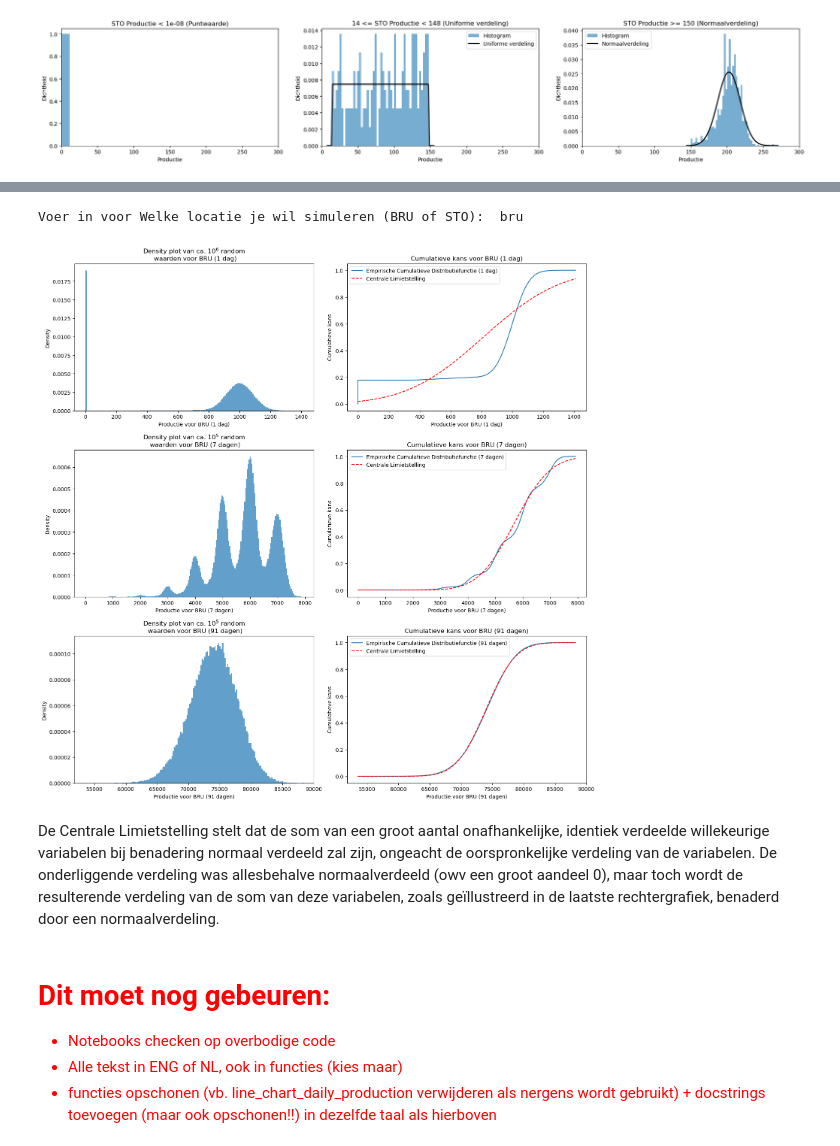
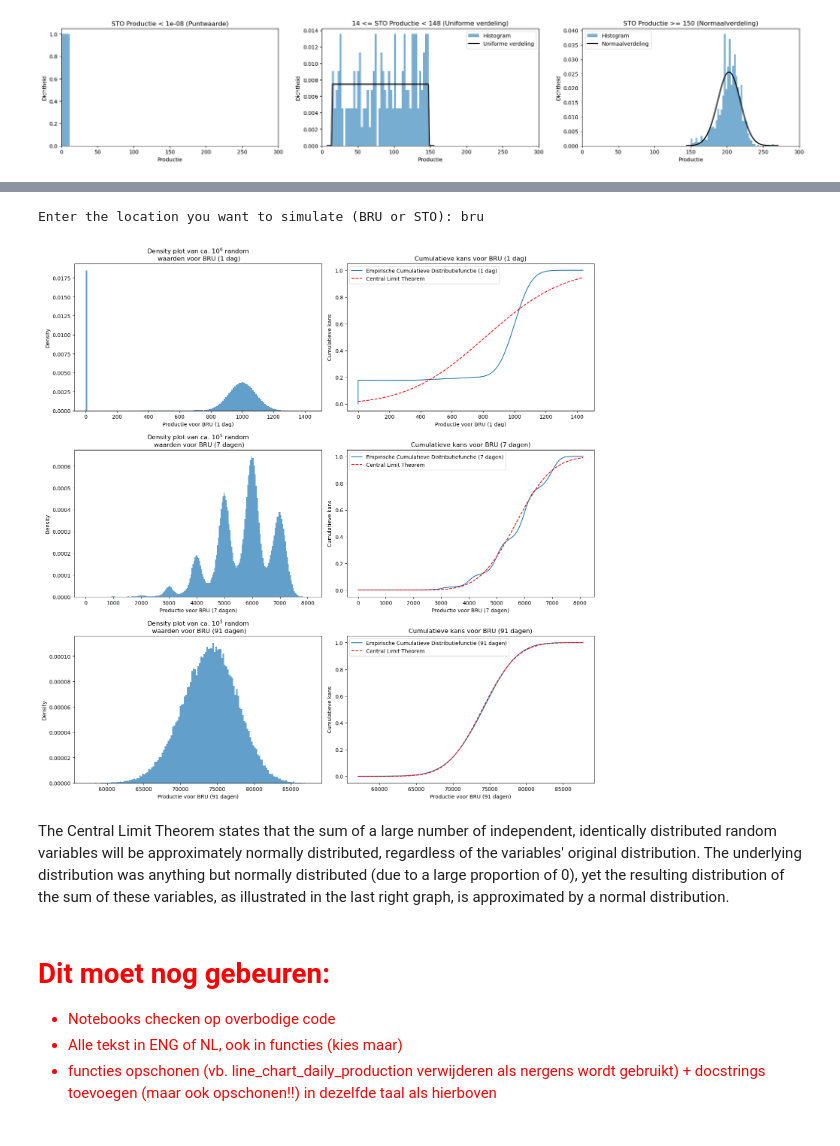
Before and after one commit to craftyraf/project-productie-proces, a Jupyter notebook: notebooks/Deel 1 - productieproces.ipynb, the cells around one changed output, grey strips where cells are left out. Drawn from its saved outputs; the diff is of its cells as text; code cells hidden in the pictures.

```diff
--- a/notebooks/Deel 1 - productieproces.ipynb
+++ b/notebooks/Deel 1 - productieproces.ipynb
@@ -47,7 +49,7 @@
 input_path = os.path.join('..', 'data', 'input')
 output_path = os.path.join('..', 'data', 'output')
 
-# Definieer paden voor BRU en STO
-directory_path_BRU = os.path.join(input_path, 'data_productie', 'daily_production', 'BRU')
-directory_path_STO = os.path.join(input_path, 'data_productie', 'daily_production', 'STO')
+# Define paths for BRU en STO
+directory_path_BRU = os.path.join(input_path, 'data_production', 'daily_production', 'BRU')
+directory_path_STO = os.path.join(input_path, 'data_production', 'daily_production', 'STO')
 # %% [markdown]
@@ -285,18 +285,18 @@ STO: % dagen met [productie >= 150]: 83.04 %
 # %%
-# Vraag gebruiker om locatie in te voeren (met errorhandling)
+# Ask the user to input the location (with errorhandling)
 while True:
-    location = input("Voer in voor Welke locatie je wil simuleren (BRU of STO): " ).upper()
+    location = input("Enter the location you want to simulate (BRU or STO): " ).upper()
     if location not in ['BRU', 'STO']:
-        print("Je ingevoerde locatie was niet valide. Voer opnieuw de locatie in (BRU of STO)")
+        print("The location entered is not valid. Enter the correct location (BRU or STO)")
         continue
     else:
         break
 
-# Vraag gebruiker om aantal dagen in te voeren
-n_days_values = [(input("Voer het aantal dagen in voor de simulatie: "))] # type 'list' omdat simulate-functie met list werkt
+# Ask the user to enter the number of days
+n_days_values = [(input("Enter the number of days for simulation: "))] # type 'list' because simulate function works with list werkt
 
 
-# Data ophalen
+# Collect data
 filename = os.path.join(output_path, f'{location}.json')
 
 with open(filename, 'r') as json_file:
@@ -317,11 +317,11 @@ for i, n_days in enumerate(n_days_values):
     # Plot histogram
     plot_histogram(simulated_data, int(n_days), location)
 
-plt.xlabel(f"Productie voor {location} ({n_days} {'dag' if n_days == 1 else 'dagen'})")
+plt.xlabel(f"Production for {location} ({n_days} {'day' if n_days == 1 else 'days'})")
 plt.ylabel('Density')
 plt.title(
-     f"Density plot voor {location} ({n_days}"
-     f" {'dag' if n_days == 1 else 'dagen'})")
+     f"Density plot for {location} ({n_days}"
+     f" {'day' if n_days == 1 else 'days'})")
 plt.tight_layout()
 plt.show()
 # %% [output]
@@ -335,56 +335,56 @@ ook een grafiek van de empirische CDF.
 # %%
-# Vraag gebruiker om locatie in te voeren (met errorhandling)
+# Ask the user to input the location (with errorhandling)
 while True:
-    location = input("Voer in voor Welke locatie je wil simuleren (BRU of STO): " ).upper()
+    location = input("Enter the location you want to simulate (BRU or STO): " ).upper()
     if location not in ['BRU', 'STO']:
-        print("Je ingevoerde locatie was niet valide. Voer opnieuw de locatie in (BRU of STO)")
+        print("The location entered is not valid. Enter the correct location (BRU or STO)")
         continue
     else:
         break
 
-# Vraag gebruiker om aantal dagen in te voeren
-n_days_values = [1, 7, 91]  # 1 dag, 1 week, 3 maanden
+# Ask the user to enter the number of days
+n_days_values = [1, 7, 91]  # 1 day, 1 week, 3 months
 
 
-# Data ophalen
+# Collect Data
 filename = os.path.join(output_path, f'{location}.json')
 
 with open(filename, 'r') as json_file:
     data = json.load(json_file)
 
 share_1, share_2, lower_bound_s2, upper_bound_s2, param1_s3, param2_s3 = \
     (data[location][key] for key in ['share_1', 'share_2',
                                      'lower_bound_s2', 'upper_bound_s2',
                                      'param1_s3', 'param2_s3'])
 
 # Simulate data for each n_days value and plot histograms and CDFs
 fig, axs = plt.subplots(len(n_days_values), 2, figsize=(15, 5*len(n_days_values)))
 
 for i, n_days in enumerate(n_days_values):
     # Simulate data
     simulated_data = simulate(share_1, share_2, lower_bound_s2, upper_bound_s2, param1_s3, param2_s3, n_days)
 
     # Plot histogram
     plot_multiple_histograms(axs[i, 0], simulated_data, n_days, location)
 
     # Plot CDF
     plot_cdf(axs[i, 1], simulated_data, n_days, location)
 
     # Add CLT line to CDF plot
     mean_simulated = np.mean(simulated_data)
     std_simulated = np.std(simulated_data)
     x_values = np.linspace(min(simulated_data), max(simulated_data), 100)
     y_values = norm.cdf(x_values, mean_simulated, std_simulated)
-    axs[i, 1].plot(x_values, y_values, label='Centrale Limietstelling', color='red', linestyle='--')
+    axs[i, 1].plot(x_values, y_values, label='Central Limit Theorem', color='red', linestyle='--')
     axs[i, 1].legend(loc='upper left')
 
 plt.tight_layout()
 plt.show()
 # %% [output]
-Voer in voor Welke locatie je wil simuleren (BRU of STO):  bru
+Enter the location you want to simulate (BRU or STO): bru
-[figure, old version]
+[figure, new version]
 # %% [markdown]
-De Centrale Limietstelling stelt dat de som van een groot aantal onafhankelijke, identiek verdeelde willekeurige variabelen bij benadering normaal verdeeld zal zijn, ongeacht de oorspronkelijke verdeling van de variabelen. De onderliggende verdeling was allesbehalve normaalverdeeld (owv een groot aandeel 0), maar toch wordt de resulterende verdeling van de som van deze variabelen, zoals geïllustreerd in de laatste rechtergrafiek, benaderd door een normaalverdeling.
+The Central Limit Theorem states that the sum of a large number of independent, identically distributed random variables will be approximately normally distributed, regardless of the variables' original distribution. The underlying distribution was anything but normally distributed (due to a large proportion of 0), yet the resulting distribution of the sum of these variables, as illustrated in the last right graph, is approximated by a normal distribution.
 # %% [markdown]
 <font color="red">
 
```
Also changed, not shown: parts of 33 cells of this notebook, 4 other files.
